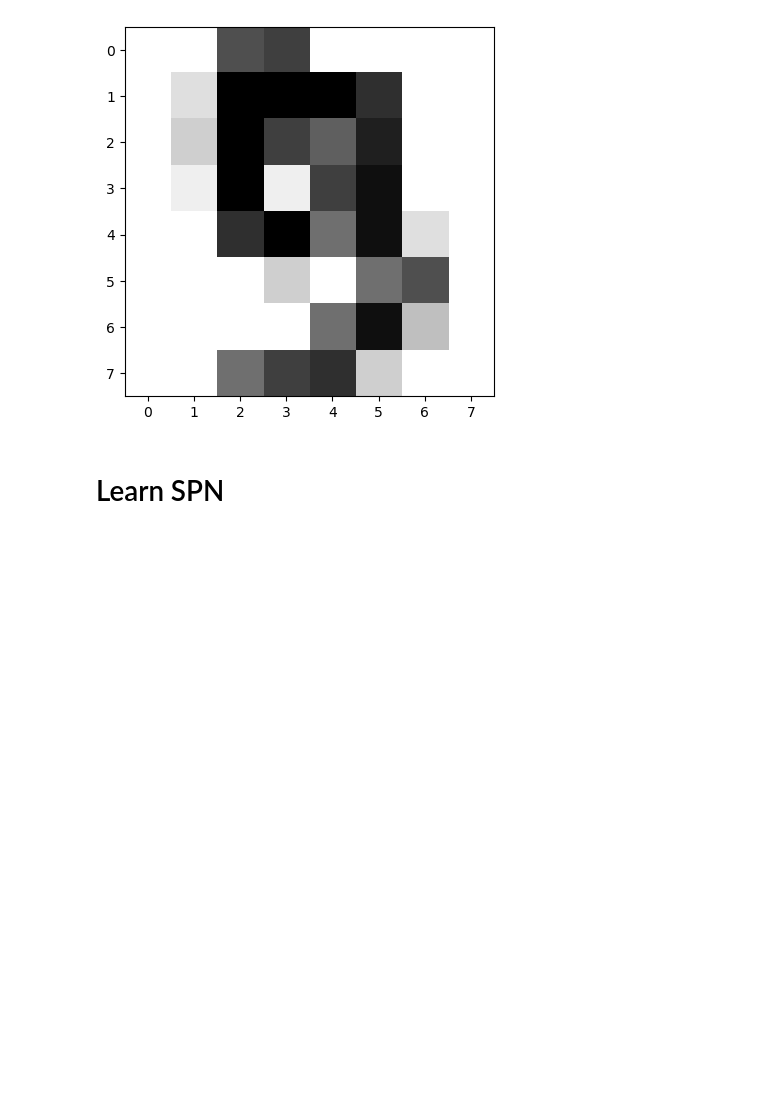
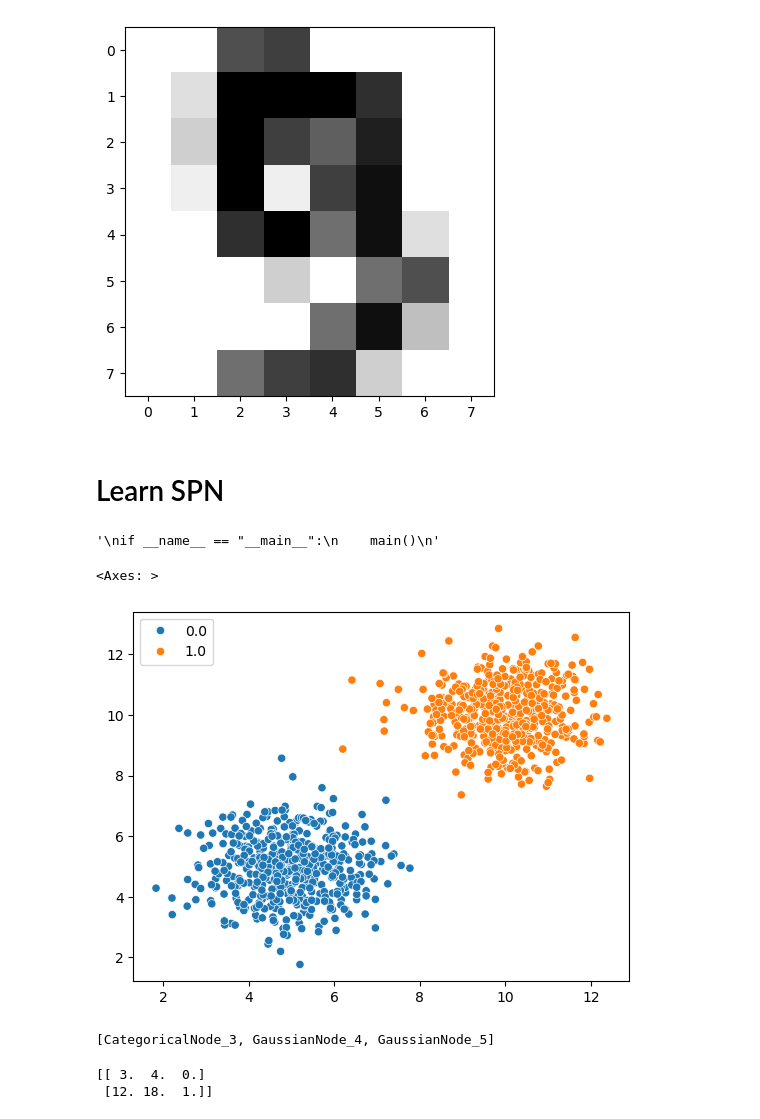
Before and after one commit to Loumr/CSPN, a Jupyter notebook: learning_spn.ipynb, the cells around one changed output. Saved outputs shown, nothing was run; the diff lists cells and outputs as text; code cells hidden in the pictures; blank space fills up the shorter version.

Commit message:
learn spn with spflow

```diff
--- a/learning_spn.ipynb
+++ b/learning_spn.ipynb
@@ -128,0 +123,47 @@ import Node, Layer, SPN
+# %%
+import numpy as np
+from spn.structure.Base import Sum, Product
+from spn.structure.leaves.parametric.Parametric import Gaussian
+
+def generate_synthetic_data(num_samples=100, num_features=2):
+    np.random.seed(42)
+    means = np.array([[1, 1], [4, 4]])
+    covariances = np.array([[[1, 0.5], [0.5, 1]], [[1, -0.5], [-0.5, 1]]])
+
+    labels = np.random.choice([0, 1], size=num_samples)
+    data = np.zeros((num_samples, num_features))
+
+    for i in range(num_samples):
+        label = labels[i]
+        data[i, :] = np.random.multivariate_normal(means[label], covariances[label])
+
+    return data, labels
+
+data = generate_synthetic_data()
+
+def learn_spn(data):
+    #from spflow import SPN
+    from spn.algorithms.LearningWrappers import learn_parametric
+
+    # Generate synthetic data
+    # You should replace this with your own dataset
+    data, _ = generate_synthetic_data()
+
+    # Learn SPN
+    spn = learn_parametric(data, ds_context_parametric={"min_instances_slice": 20})
+
+    return spn
+
+def main():
+    # Learn SPN
+    learned_spn = learn_spn(data)
+
+    # Print the learned SPN structure
+    print("Learned SPN Structure:")
+    print(learned_spn)
+'''
+if __name__ == "__main__":
+    main()
+'''
+# %% [output]
+'\nif __name__ == "__main__":\n    main()\n'
@@ -128,0 +180,10 @@ import Node, Layer, SPN
+# %%
+train_data = np.c_[
+    np.r_[np.random.normal(5, 1, (500, 2)), np.random.normal(10, 1, (500, 2))],
+    np.r_[np.zeros((500, 1)), np.ones((500, 1))],
+]
+
+sns.scatterplot(x=train_data[:, 0], y=train_data[:, 1], hue=train_data[:, 2])
+# %% [output]
+<Axes: >
+[figure, added]
@@ -128,0 +198,4 @@ import Node, Layer, SPN
+# %%
+print(spn_classification.children[0].children)
+# %% [output]
+[CategoricalNode_3, GaussianNode_4, GaussianNode_5]
@@ -128,0 +205,7 @@ import Node, Layer, SPN
+# %%
+from spn.algorithms.MPE import mpe
+
+print(mpe(spn_classification, test_data0))
+# %% [output]
+[[ 3.  4.  0.]
+ [12. 18.  1.]]
```
Also changed, not shown: parts of 32 cells of this notebook.
